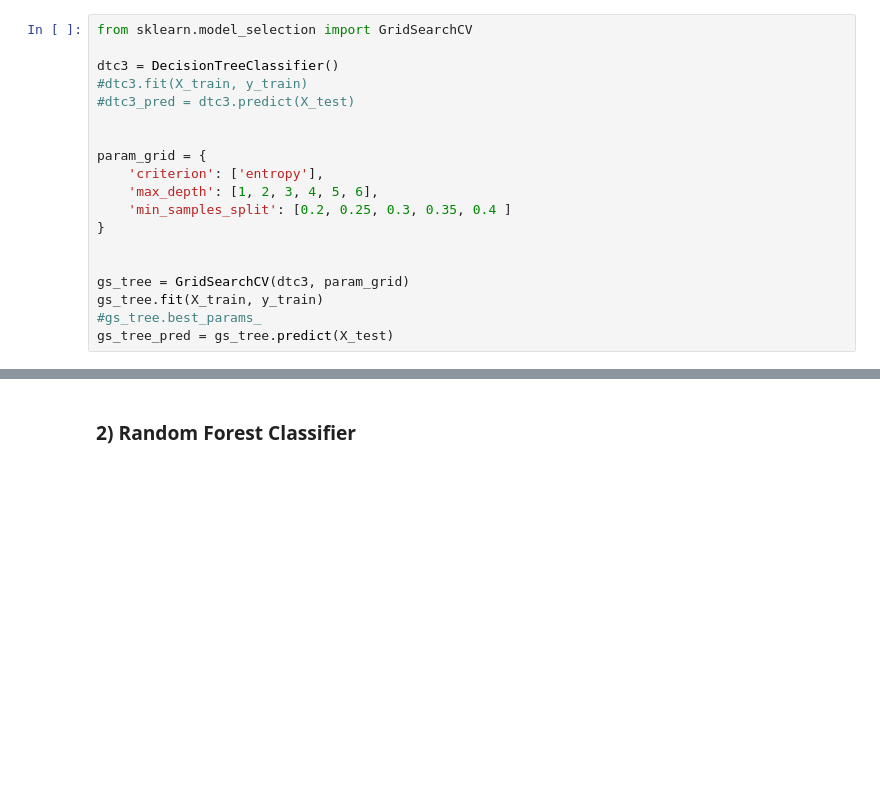
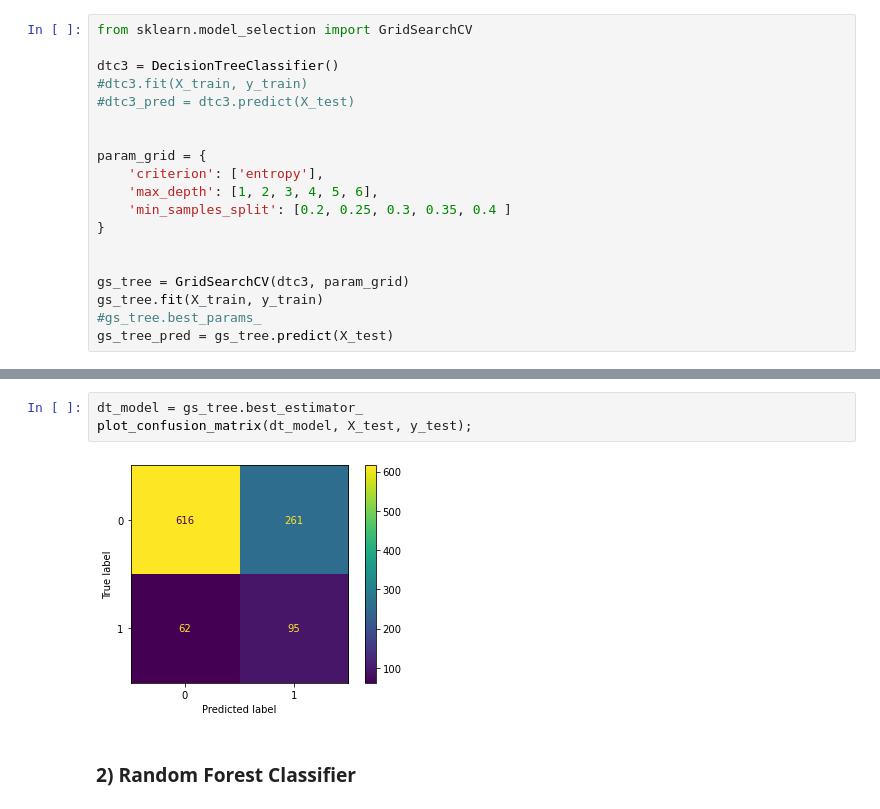
Before and after one commit to aharri123/Heart-disease-classification, a Jupyter notebook: student.ipynb, the cells around one changed output, grey strips where cells are left out. Cells and saved outputs as stored; diff of their text form; blank space fills up the shorter version.

```diff
--- a/student.ipynb
+++ b/student.ipynb
@@ -327,3 +354,8 @@ weighted avg       0.80      0.62      0.67      1034
+# %%
+dt_model = gs_tree.best_estimator_
+plot_confusion_matrix(dt_model, X_test, y_test);
+# %% [output]
+[figure, added]
 # %% [markdown]
 ### 2) Random Forest Classifier
 # %%
```
Also changed, not shown: parts of 25 cells of this notebook, 1 other file.
